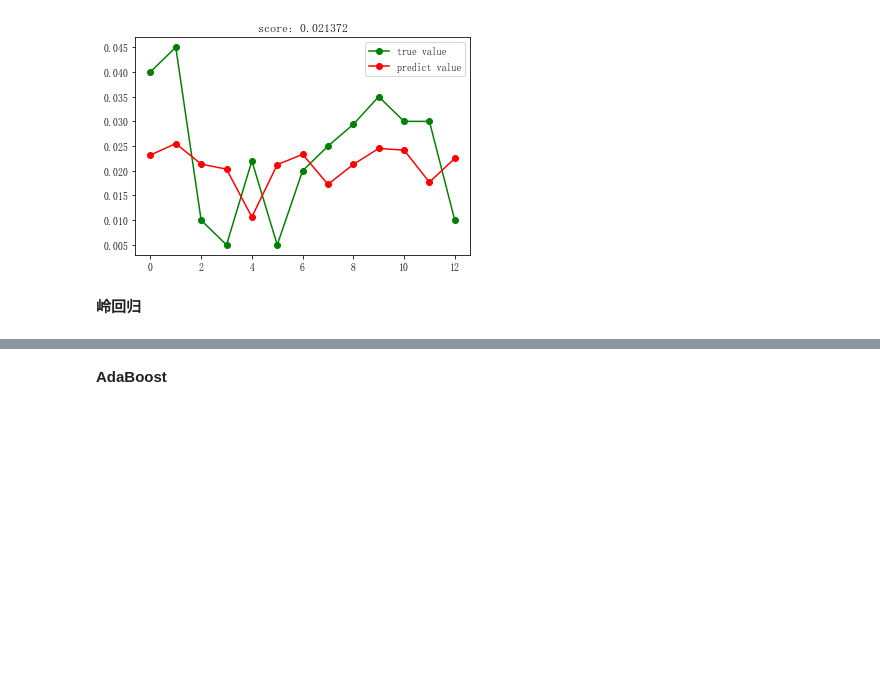
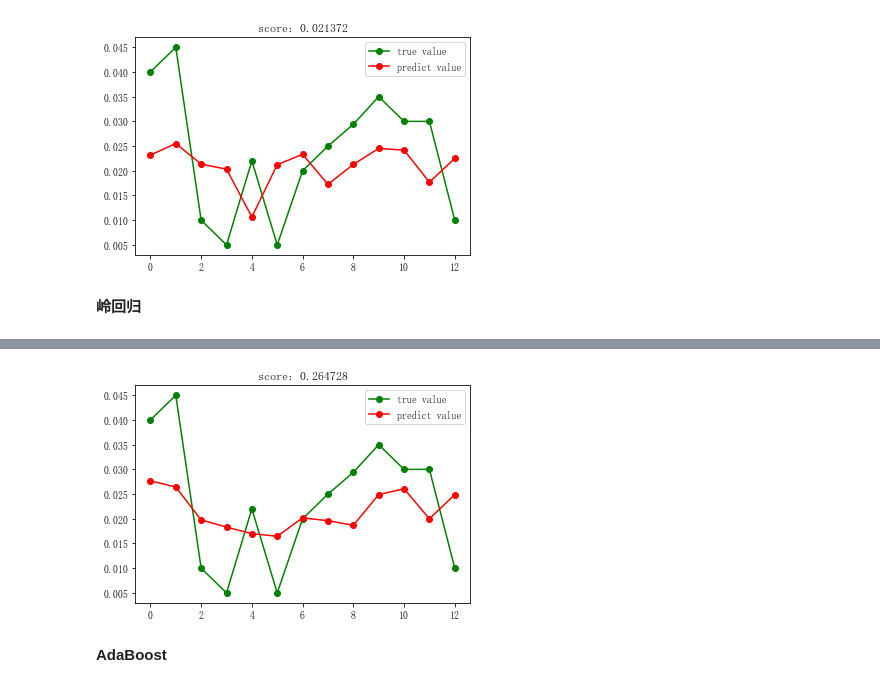
Before and after one commit to ZhengyiWang/Unique-Risk, a Jupyter notebook: 特有风险 _short.ipynb, the cells around one changed output, grey strips where cells are left out. Drawn from its saved outputs; the diff is of its cells as text; code cells hidden in the pictures; blank space fills up the shorter version.

```diff
--- a/特有风险 _short.ipynb
+++ b/特有风险 _short.ipynb
@@ -1525,3 +1667,8 @@ show_result(model_RidgeCV)
+# %%
+model_KNeighborsRegressor=neighbors.KNeighborsRegressor(n_neighbors=13, p=1, weights='uniform')
+show_result(model_KNeighborsRegressor)
+# %% [output]
+[figure, added]
 # %% [markdown]
 **AdaBoost**
 # %%
```
Also changed, not shown: parts of 26 cells of this notebook.
